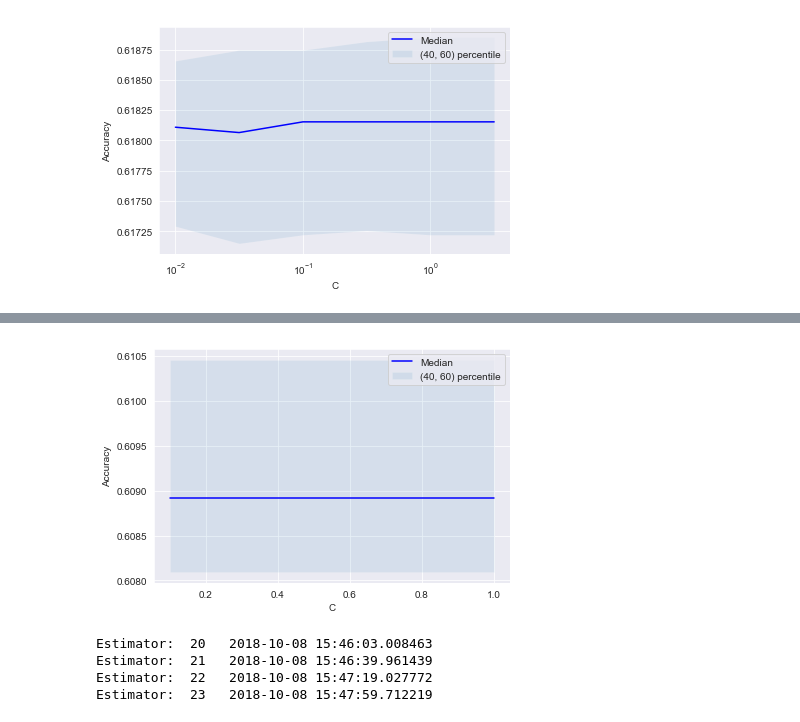
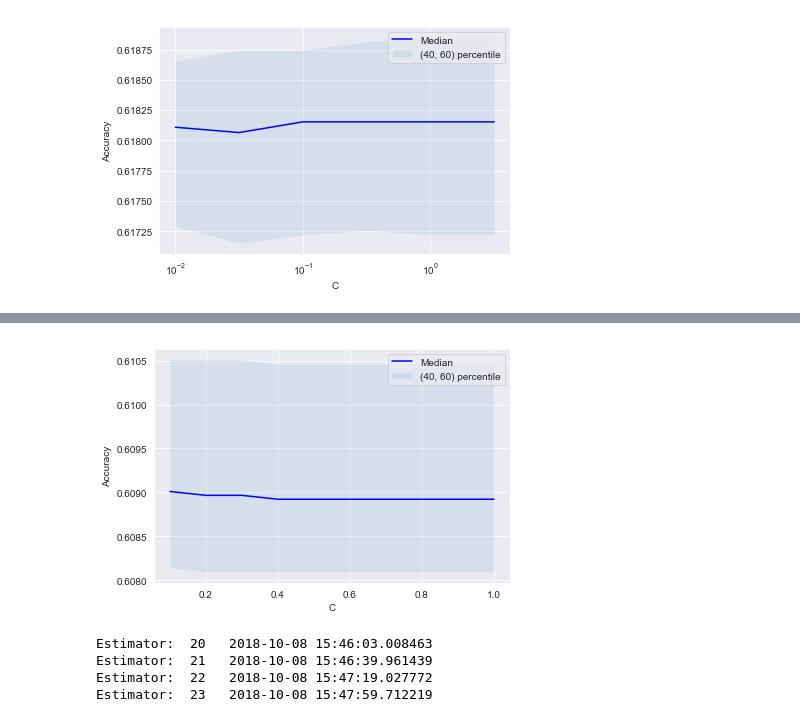
Before and after one commit to sunilsinghuk/Applied-Data-Science_Coursera, a Jupyter notebook: BOTN-04-Modelling.ipynb, the cells around one changed output, grey strips where cells are left out. Drawn from its saved outputs; the diff is of its cells as text; code cells hidden in the pictures.

```diff
--- a/BOTN-04-Modelling.ipynb
+++ b/BOTN-04-Modelling.ipynb
@@ -207,7 +213,7 @@ alpha = np.linspace(0.1, 1, num=10)
 scores = np.zeros((len(alpha), 3))
 for idx, a in enumerate(alpha):
     print('Alpha: ', a, ' ', str(datetime.now()))
-    model = BernoulliNB()
+    model = BernoulliNB(alpha=a)
     scores[idx, : ] = cross_validate(model, n_splits = 10)
 
 plt.plot(alpha, scores[ : , 1], 'b')
@@ -231 +237 @@ Alpha:  1.0   2018-10-08 15:06:28.977010
-[figure, old version]
+[figure, new version]
```
Also changed, not shown: parts of 8 cells of this notebook, 2 other files.
